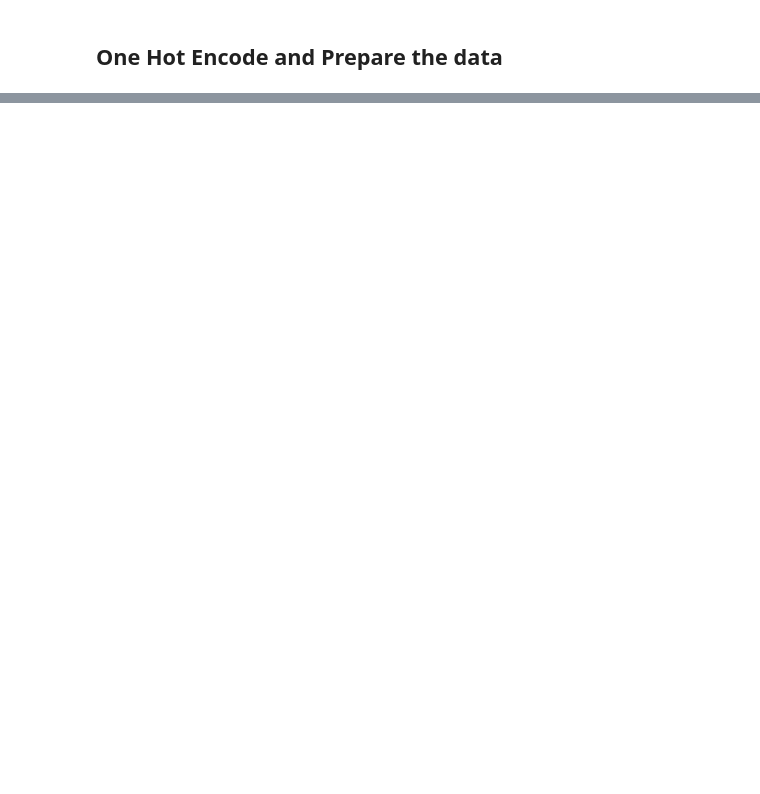
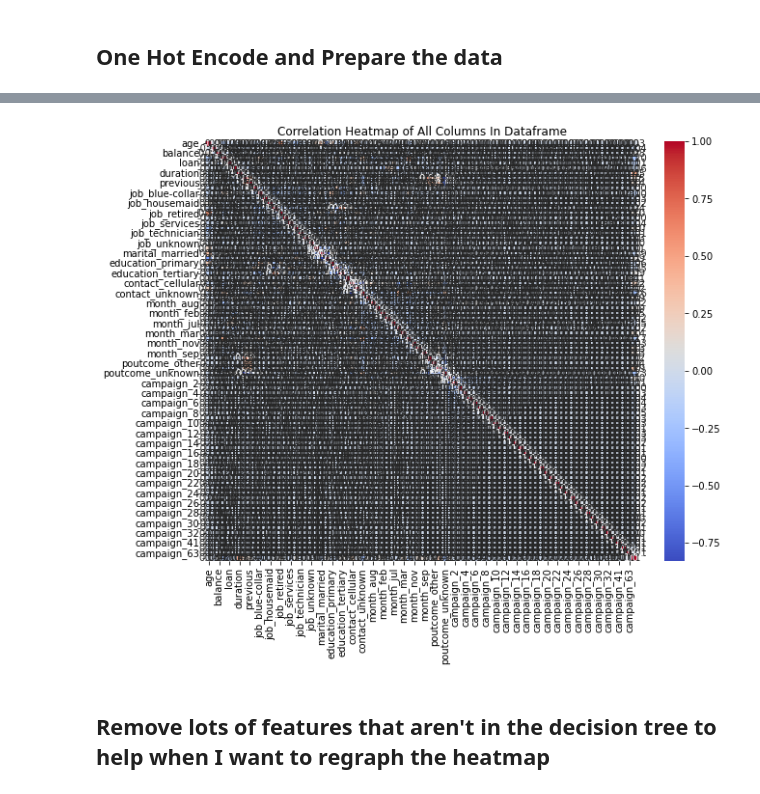
Before and after one commit to Samuel8Gold/cs5830_project8, a Jupyter notebook: project8.ipynb, the cells around one changed output, grey strips where cells are left out. Cells and saved outputs as stored; diff of their text form; code cells hidden in the pictures; blank space fills up the shorter version.

Commit message:
Binary features dealt with along with lots of graphs to understand the data made

```diff
--- a/project8.ipynb
+++ b/project8.ipynb
@@ -19,3 +22,7 @@ df['deposit'] = df['deposit'].map({'no': 0, 'yes': 1})
+# %%
+df['default'] = df['default'].map({'no': 0, 'yes': 1})
+df['housing'] = df['housing'].map({'no': 0, 'yes': 1})
+df['loan'] = df['loan'].map({'no': 0, 'yes': 1})
 # %% [markdown]
 ## One Hot Encode and Prepare the data
 # %%
@@ -82,0 +148,12 @@ display(svg)
+# %%
+treeclf = DecisionTreeClassifier(max_depth=4, random_state=1)
+treeclf.fit(X.values, y)
+classNames = y.unique().astype(str)
+dot = tree.export_graphviz(treeclf, out_file=None,
+                           feature_names=X.columns,
+                           class_names=classNames,
+                           filled = True)
+# display the graph here
+graph = Source(dot)
+svg = SVG(graph.pipe(format='svg'))
+display(svg)
@@ -82,0 +181,13 @@ display(svg)
+# %%
+df = pd.concat([X, y], axis=1)
+corr_matrix = df.corr()
+
+# Plot heatmap
+plt.figure(figsize=(10, 8))
+sns.heatmap(corr_matrix, annot=True, cmap='coolwarm', fmt=".2f", annot_kws={"size": 10})
+plt.title('Correlation Heatmap of All Columns In Dataframe')
+plt.show()
+# %% [output]
+[figure, added]
+# %% [markdown]
+## Remove lots of features that aren't in the decision tree to help when I want to regraph the heatmap
```
Also changed, not shown: parts of 18 cells of this notebook.
